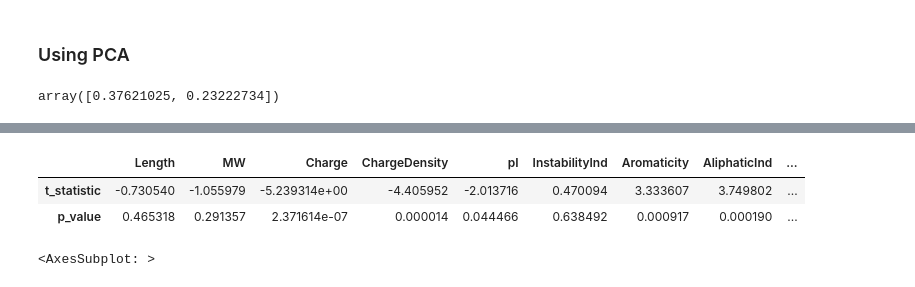
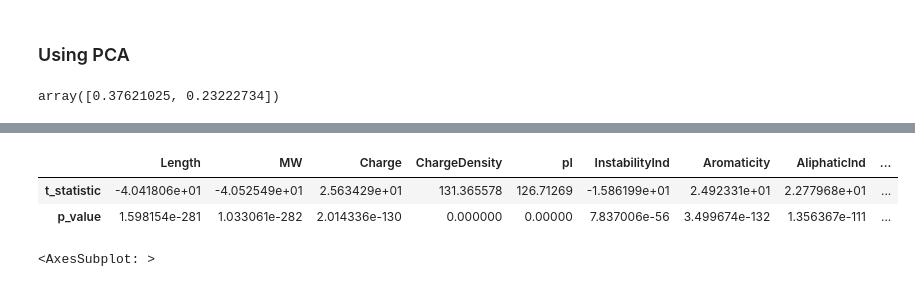
Before and after one commit to tatemae0/AMP-VAE, a Jupyter notebook: AMP-VAE.ipynb, the cells around one changed output, grey strips where cells are left out. Saved outputs shown, nothing was run; the diff lists cells and outputs as text; code cells hidden in the pictures.

```diff
--- a/AMP-VAE.ipynb
+++ b/AMP-VAE.ipynb
@@ -206,6 +265,10 @@ descriptorsNeg = calcNeg.descriptor
 calcUniprot = GlobalDescriptor(uniprotSequences) # for gram negative sequences
 calcUniprot.calculate_all()
 descriptorsUniprot = calcUniprot.descriptor
+# %%
+calcGrampa = GlobalDescriptor(grampaSequences) # for gram negative sequences
+calcGrampa.calculate_all()
+descriptorsGrampa = calcGrampa.descriptor
 # %%
 calc.featurenames
 # %% [output]
@@ -238,6 +301,9 @@ descDict
 # %%
 uniprotdf = pd.DataFrame(descriptorsUniprot)
 uniprotdf.rename(columns=descDict, inplace=True)
+# %%
+grampadf = pd.DataFrame(descriptorsGrampa)
+grampadf.rename(columns=descDict, inplace=True)
 # %%
 gramPosdf = pd.DataFrame(descriptors)
 gramPosdf.rename(columns=descDict, inplace=True)
@@ -283,9 +427,11 @@ alldf = pd.concat((gramPosdf, gramNegdf))
 # %%
 uniprotdf = (uniprotdf-alldf.mean())/alldf.std()
+grampadf = (grampadf-alldf.mean())/alldf.std()
+
 gramPosdf= (gramPosdf-alldf.mean())/alldf.std()
 # gramPosdf["gram"]=1 # comment out, if you drop gram above
 gramNegdf= (gramNegdf-alldf.mean())/alldf.std()
 # gramNegdf["gram"]=0 # comment out, if you drop gram above
-alldf = pd.concat((gramPosdf, gramNegdf))
+alldf = pd.concat((gramPosdf, gramNegdf)) # post standardization
 # %% [markdown]
 ### Statistics / Characterization
@@ -298,7 +438,7 @@ alldf = pd.concat((gramPosdf, gramNegdf))
 # %%
 # rng = np.random.default_rng()
 t_tests = scipy.stats.ttest_ind(gramPosdf, gramNegdf, equal_var=False)
-total_t_tests = scipy.stats.ttest_ind(alldf, uniprotdf, equal_var=False) # fails if gram is included in alldf
+total_t_tests = scipy.stats.ttest_ind(grampadf, uniprotdf, equal_var=False) # fails if gram is included in alldf
 # %%
 total_t_tests
 # %% [output]
@@ -602,9 +795,9 @@ pd.DataFrame(pca.components_[0]).T.rename(columns=descDict)
 # %%
-statsdf.T.rename(columns=descDict)
+totalStatsdf.T.rename(columns=descDict)
 # %% [output]
 |  | Length | MW | Charge | ChargeDensity | pI | InstabilityInd | Aromaticity | AliphaticInd | ... |
-| t_statistic | -0.730540 | -1.055979 | -5.239314e+00 | -4.405952 | -2.013716 | 0.470094 | 3.333607 | 3.749802 | ... |
-| p_value | 0.465318 | 0.291357 | 2.371614e-07 | 0.000014 | 0.044466 | 0.638492 | 0.000917 | 0.000190 | ... |
+| t_statistic | -4.041806e+01 | -4.052549e+01 | 2.563429e+01 | 131.365578 | 126.71269 | -1.586199e+01 | 2.492331e+01 | 2.277968e+01 | ... |
+| p_value | 1.598154e-281 | 1.033061e-282 | 2.014336e-130 | 0.000000 | 0.00000 | 7.837006e-56 | 3.499674e-132 | 1.356367e-111 | ... |
 # %%
 # plt.figure(figsize=(16,10))
 sns.scatterplot(
```
Also changed, not shown: parts of 51 cells of this notebook, 4 other files.
